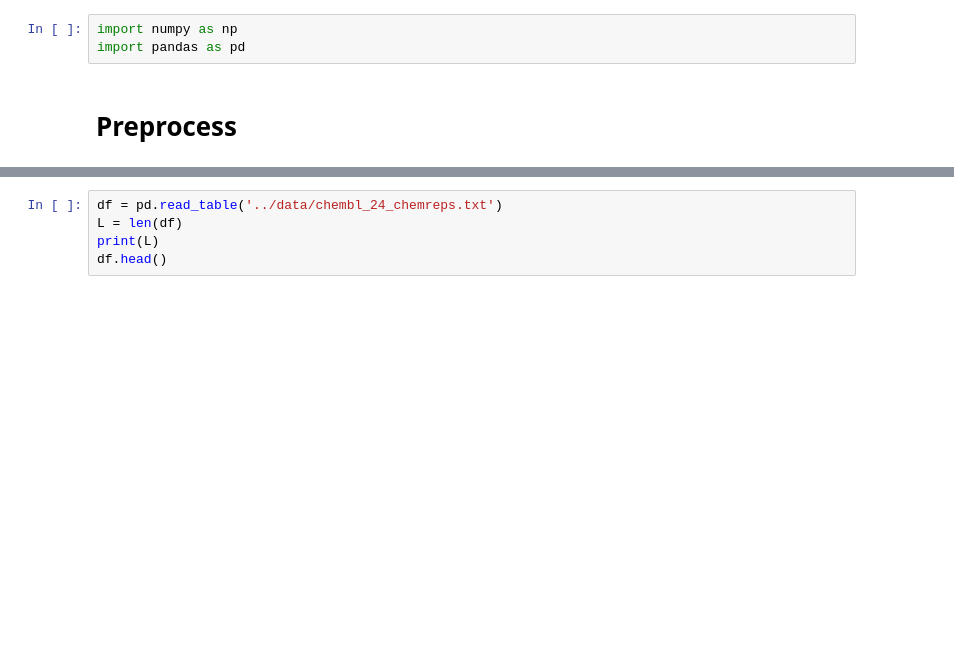
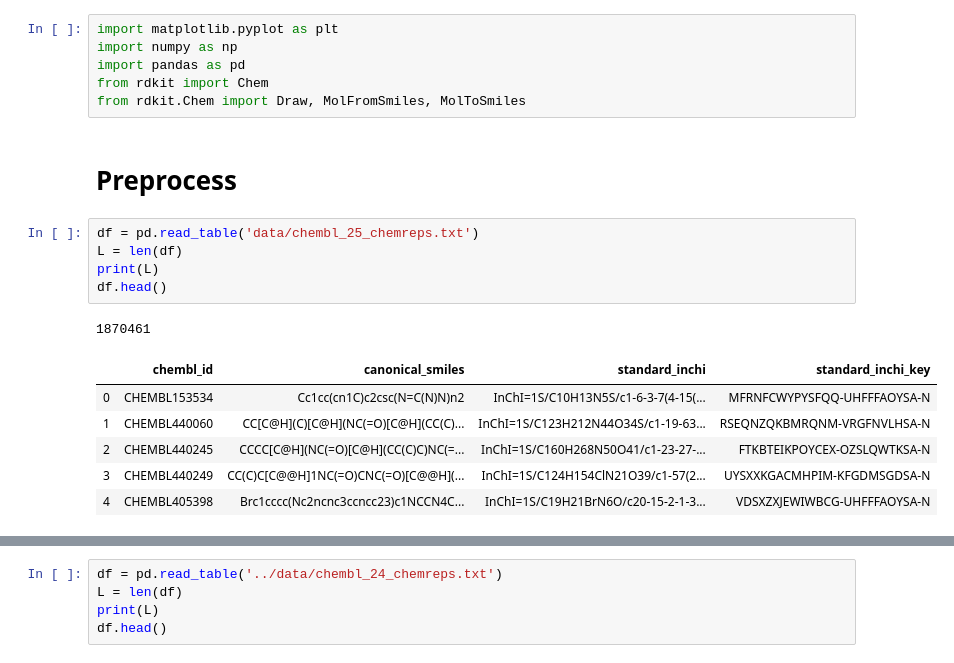
Before and after one commit to DSPsleeporg/smiles-transformer, a Jupyter notebook: smiles_transformer/prepare.ipynb, the cells around one changed output, grey strips where cells are left out. Saved outputs shown, nothing was run; the diff lists cells and outputs as text; blank space fills up the shorter version.

```diff
--- a/smiles_transformer/prepare.ipynb
+++ b/smiles_transformer/prepare.ipynb
@@ -1,5 +1,21 @@
 # %%
+import matplotlib.pyplot as plt
 import numpy as np
 import pandas as pd
+from rdkit import Chem
+from rdkit.Chem import Draw, MolFromSmiles, MolToSmiles
 # %% [markdown]
 # Preprocess
+# %%
+df = pd.read_table('data/chembl_25_chemreps.txt')
+L = len(df)
+print(L)
+df.head()
+# %% [output]
+1870461
+|  | chembl_id | canonical_smiles | standard_inchi | standard_inchi_key |
+| 0 | CHEMBL153534 | Cc1cc(cn1C)c2csc(N=C(N)N)n2 | InChI=1S/C10H13N5S/c1-6-3-7(4-15(... | MFRNFCWYPYSFQQ-UHFFFAOYSA-N |
+| 1 | CHEMBL440060 | CC[C@H](C)[C@H](NC(=O)[C@H](CC(C)... | InChI=1S/C123H212N44O34S/c1-19-63... | RSEQNZQKBMRQNM-VRGFNVLHSA-N |
+| 2 | CHEMBL440245 | CCCC[C@H](NC(=O)[C@H](CC(C)C)NC(=... | InChI=1S/C160H268N50O41/c1-23-27-... | FTKBTEIKPOYCEX-OZSLQWTKSA-N |
+| 3 | CHEMBL440249 | CC(C)C[C@@H]1NC(=O)CNC(=O)[C@@H](... | InChI=1S/C124H154ClN21O39/c1-57(2... | UYSXXKGACMHPIM-KFGDMSGDSA-N |
+| 4 | CHEMBL405398 | Brc1cccc(Nc2ncnc3ccncc23)c1NCCN4C... | InChI=1S/C19H21BrN6O/c20-15-2-1-3... | VDSXZXJEWIWBCG-UHFFFAOYSA-N |
```
Also changed, not shown: parts of 6 cells of this notebook, 11 other files.
